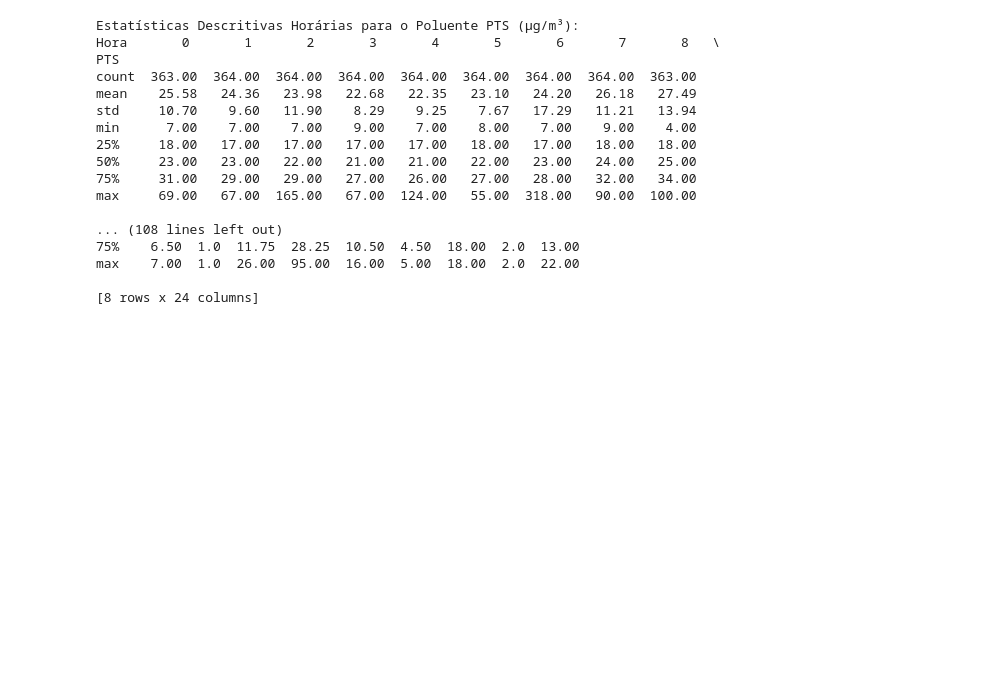
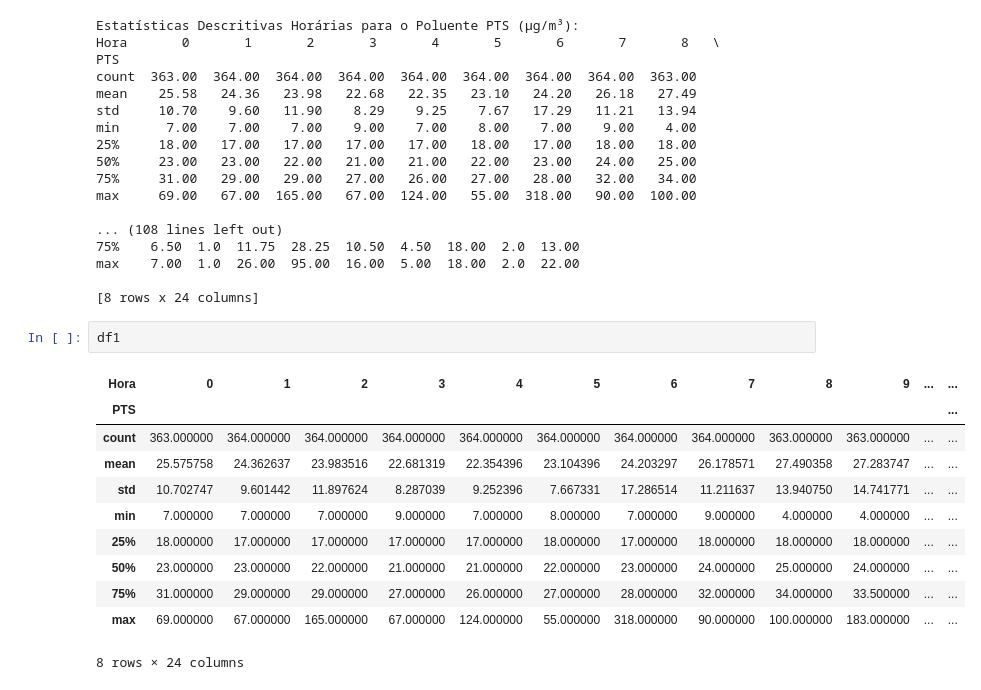
Before and after one commit to anaju-wolmann/ENS410064, a Jupyter notebook: T1_AnaJulia.ipynb, the cells around one changed output. Drawn from its saved outputs; the diff is of its cells as text; blank space fills up the shorter version.

```diff
--- a/T1_AnaJulia.ipynb
+++ b/T1_AnaJulia.ipynb
@@ -525,6 +558,20 @@ max     69.00   67.00  165.00   67.00  124.00   55.00  318.00   90.00  100.00
 max    7.00  1.0  26.00  95.00  16.00  5.00  18.00  2.0  22.00
 
 [8 rows x 24 columns]
+# %%
+df1
+# %% [output]
+| Hora | 0 | 1 | 2 | 3 | 4 | 5 | 6 | 7 | 8 | 9 | ... | ... |
+| PTS |  |  |  |  |  |  |  |  |  |  |  | ... |
+| count | 363.000000 | 364.000000 | 364.000000 | 364.000000 | 364.000000 | 364.000000 | 364.000000 | 364.000000 | 363.000000 | 363.000000 | ... | ... |
+| mean | 25.575758 | 24.362637 | 23.983516 | 22.681319 | 22.354396 | 23.104396 | 24.203297 | 26.178571 | 27.490358 | 27.283747 | ... | ... |
+| std | 10.702747 | 9.601442 | 11.897624 | 8.287039 | 9.252396 | 7.667331 | 17.286514 | 11.211637 | 13.940750 | 14.741771 | ... | ... |
+| min | 7.000000 | 7.000000 | 7.000000 | 9.000000 | 7.000000 | 8.000000 | 7.000000 | 9.000000 | 4.000000 | 4.000000 | ... | ... |
+| 25% | 18.000000 | 17.000000 | 17.000000 | 17.000000 | 17.000000 | 18.000000 | 17.000000 | 18.000000 | 18.000000 | 18.000000 | ... | ... |
+| 50% | 23.000000 | 23.000000 | 22.000000 | 21.000000 | 21.000000 | 22.000000 | 23.000000 | 24.000000 | 25.000000 | 24.000000 | ... | ... |
+| 75% | 31.000000 | 29.000000 | 29.000000 | 27.000000 | 26.000000 | 27.000000 | 28.000000 | 32.000000 | 34.000000 | 33.500000 | ... | ... |
+| max | 69.000000 | 67.000000 | 165.000000 | 67.000000 | 124.000000 | 55.000000 | 318.000000 | 90.000000 | 100.000000 | 183.000000 | ... | ... |
+8 rows × 24 columns
 # %%
 # Estatísticas univariadas naos dias da semana do ano
 
```
Also changed, not shown: parts of 9 cells of this notebook.
